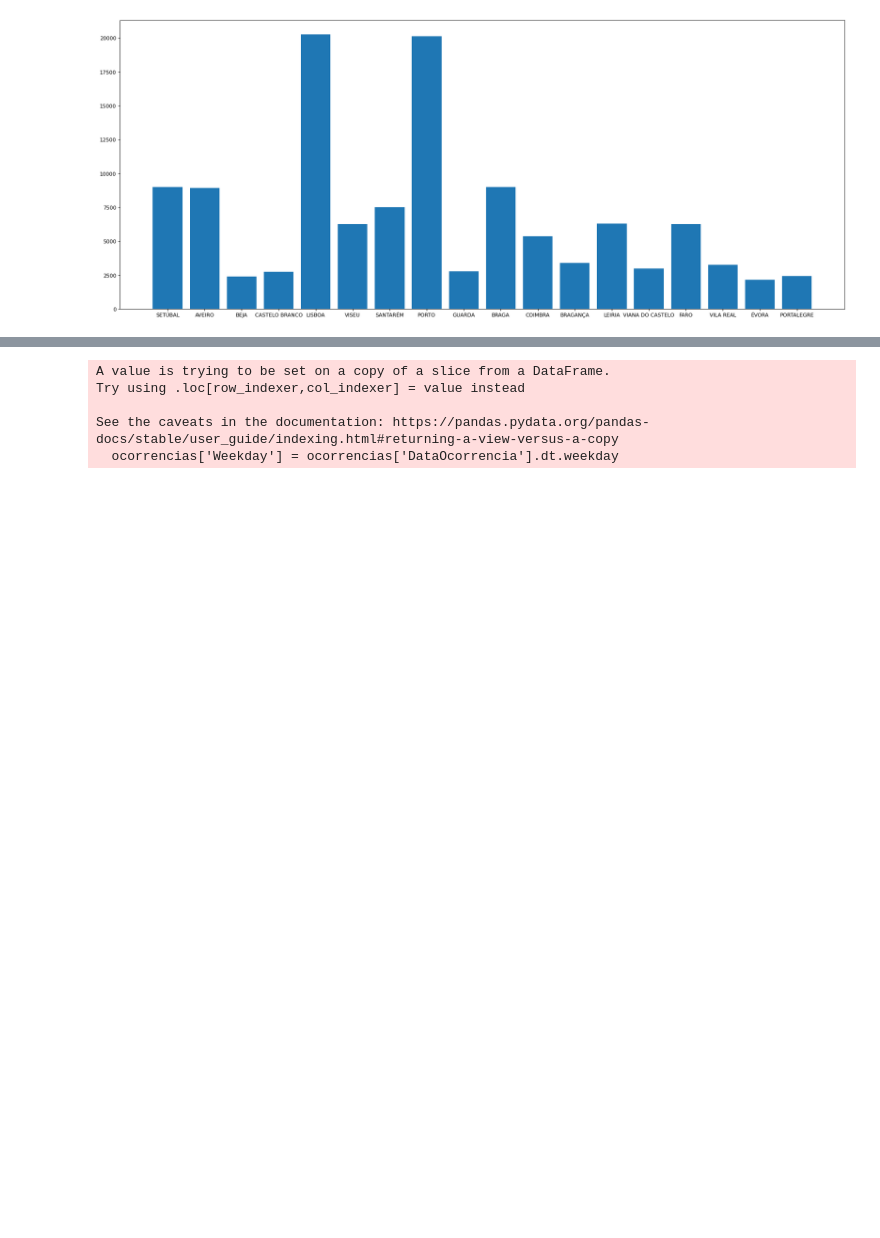
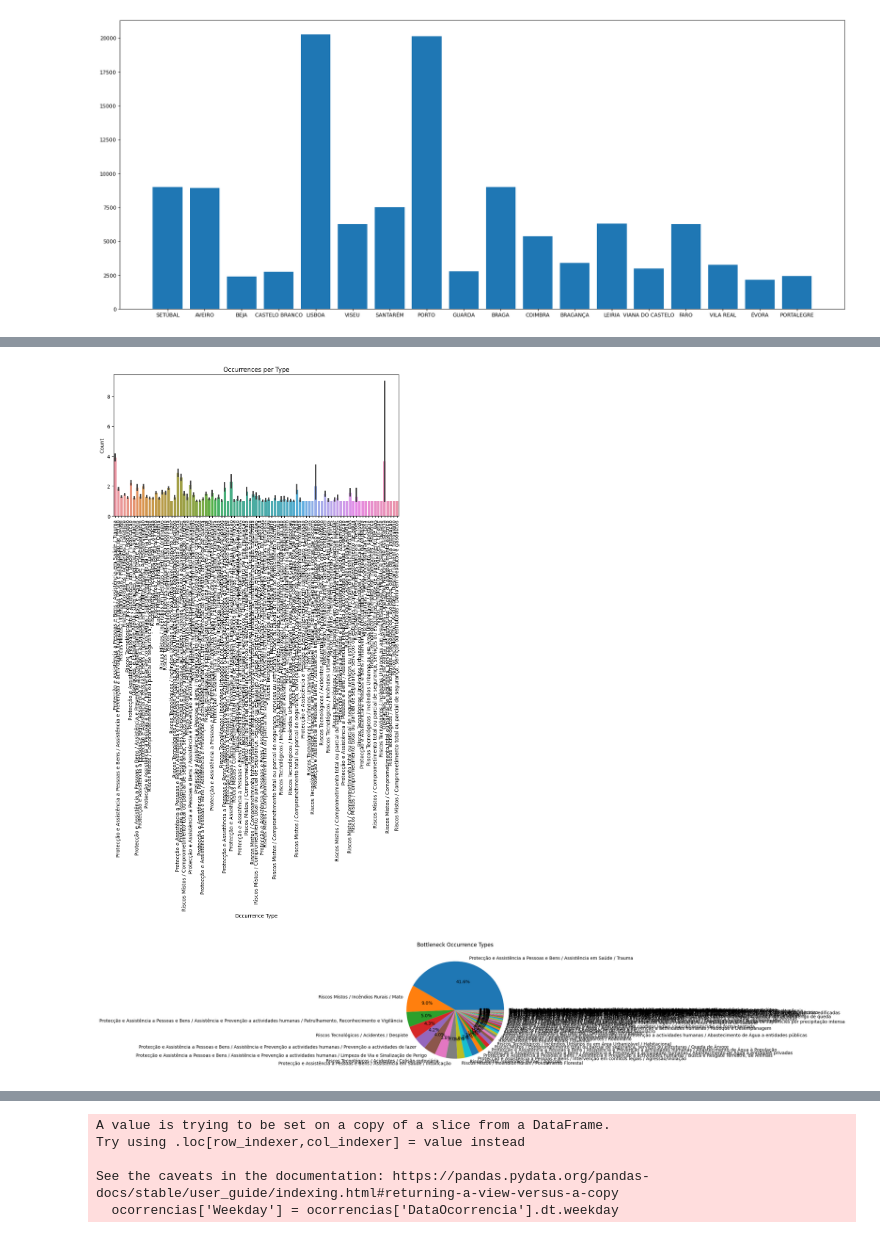
Before and after one commit to rodrigotuna/datattack2023, a Jupyter notebook: data_viz.ipynb, the cells around one changed output, grey strips where cells are left out. Cells and saved outputs as stored; diff of their text form; code cells hidden in the pictures; blank space fills up the shorter version.

```diff
--- a/data_viz.ipynb
+++ b/data_viz.ipynb
@@ -184,0 +247,15 @@ plt.bar(ocorrencias['Distrito'].unique(), by_district)
+# %%
+# Group the occurrences by location and natureza (objective)
+grouped_ocorrencias = ocorrencias.groupby(['Distrito', 'Concelho', 'Freguesia', 'Localidade', 'Natureza']).size().reset_index(name='count')
+
+# Get the most common occurrence type per location
+most_common_per_location = grouped_ocorrencias.groupby(['Distrito', 'Concelho', 'Freguesia', 'Localidade'])['Natureza', 'count'].apply(lambda x: x.loc[x['count'].idxmax()]).reset_index()
+
+# Get the bottleneck by counting the number of occurrences per type
+bottleneck = most_common_per_location.groupby('Natureza').size().reset_index(name='count').sort_values('count', ascending=False)
+
+# Print the results
+print('Most common occurrence type per location:')
+print(most_common_per_location)
+print('\nBottleneck in Authority’s services:')
+print(bottleneck)
@@ -184,0 +280,21 @@ plt.bar(ocorrencias['Distrito'].unique(), by_district)
+# %%
+import seaborn as sns
+
+
+# Create a bar plot of the occurrence counts per type
+plt.figure(figsize=(10, 5))
+sns.barplot(data=grouped_ocorrencias, x='Natureza', y='count')
+plt.title('Occurrences per Type')
+plt.xlabel('Occurrence Type')
+plt.ylabel('Count')
+plt.xticks(rotation=90)
+plt.show()
+
+# Create a pie chart of the bottleneck occurrence types
+plt.figure(figsize=(10, 5))
+plt.pie(bottleneck['count'], labels=bottleneck['Natureza'], autopct='%1.1f%%')
+plt.title('Bottleneck Occurrence Types')
+plt.show()
+# %% [output]
+[figure, added]
+[figure, added]
```
Also changed, not shown: parts of 20 cells of this notebook, 2 other files.
